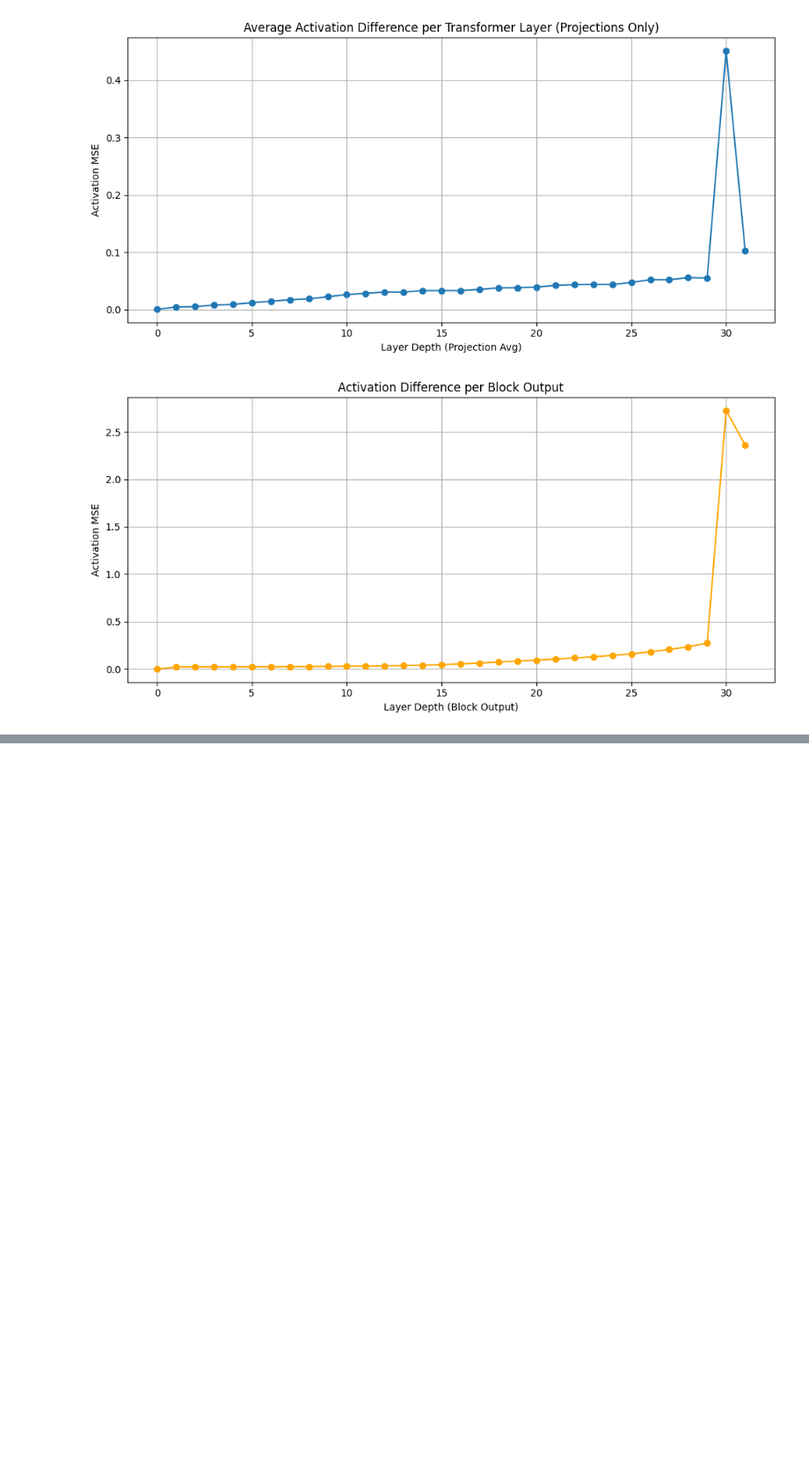
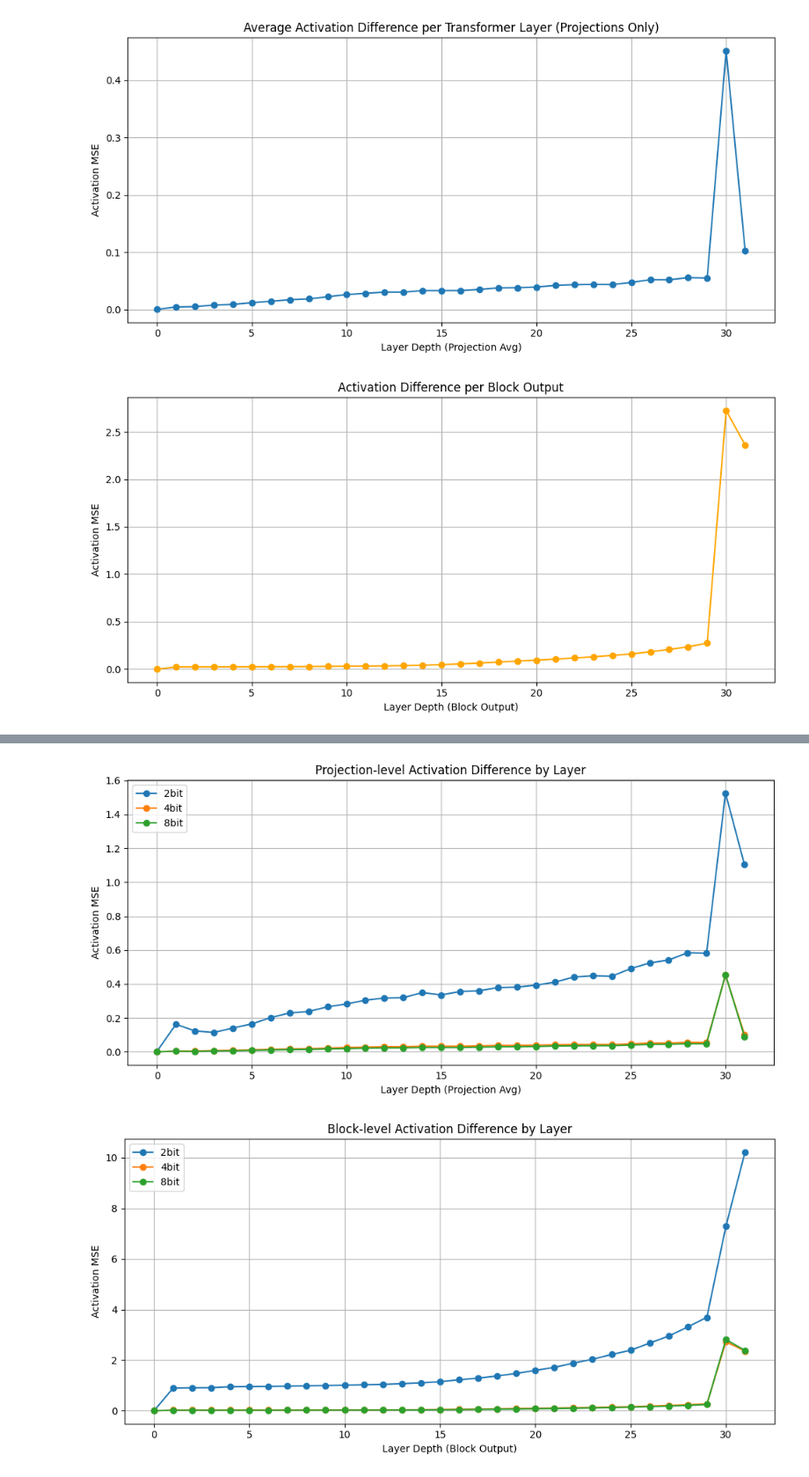
Before and after one commit to esthersong7/loftq, a Jupyter notebook: activation_differnce.ipynb, the cells around one changed output, grey strips where cells are left out. Shown at 88% size. Drawn from its saved outputs; the diff is of its cells as text; code cells hidden in the pictures; blank space fills up the shorter version.

Commit message:
activation difference modified / cloq encapsulation,

```diff
--- a/activation_differnce.ipynb
+++ b/activation_differnce.ipynb
@@ -4,7 +4,7 @@ import matplotlib.pyplot as plt
 import re
 
 # Sample activation difference CSV paths (you can modify them)
-file_path = "activation_diff_llama_fp_vs_loftq.csv"  # Replace with actual path
+file_path = "activation_diff_llama_fp_vs_loftq_4bit_init.csv"  # Replace with actual path
 
 # Load CSV
 df = pd.read_csv(file_path)
@@ -63,3 +63,56 @@ Downloading pillow-11.2.1-cp310-cp310-manylinux_2_28_x86_64.whl (4.6 MB)
 Downloading pyparsing-3.2.3-py3-none-any.whl (111 kB)
 Installing collected packages: pyparsing, pillow, kiwisolver, fonttools, cycler, contourpy, matplotlib
 Successfully installed contourpy-1.3.1 cycler-0.12.1 fonttools-4.57.0 kiwisolver-1.4.8 matplotlib-3.10.1 pillow-11.2.1 pyparsing-3.2.3
+# %%
+import pandas as pd
+import matplotlib.pyplot as plt
+import re
+
+# File paths for each bit version
+files = {
+    "2bit": "activation_diff_llama_fp_vs_loftq_2bit_init.csv",
+    "4bit": "activation_diff_llama_fp_vs_loftq_4bit_init.csv",
+    "8bit": "activation_diff_llama_fp_vs_loftq_8bit_init.csv"
+}
+
+# For projection plot
+plt.figure(figsize=(10, 5))
+
+for label, path in files.items():
+    df = pd.read_csv(path)
+    df_proj = df[~df['layer'].str.startswith("block_")].copy()
+    df_proj['layer_num'] = df_proj['layer'].apply(
+        lambda x: int(re.search(r"layers\.(\d+)", x).group(1)) if "layers." in x else -1
+    )
+    proj_avg = df_proj.groupby("layer_num")["mse"].mean().reset_index()
+    plt.plot(proj_avg["layer_num"], proj_avg["mse"], marker='o', label=label)
+
+plt.xlabel("Layer Depth (Projection Avg)")
+plt.ylabel("Activation MSE")
+plt.title("Projection-level Activation Difference by Layer")
+plt.legend()
+plt.grid(True)
+plt.tight_layout()
+plt.show()
+
+# For block-level plot
+plt.figure(figsize=(10, 5))
+
+for label, path in files.items():
+    df = pd.read_csv(path)
+    df_block = df[df['layer'].str.startswith("block_")].copy()
+    df_block['layer_num'] = df_block['layer'].apply(
+        lambda x: int(re.search(r"block_(\d+)", x).group(1))
+    )
+    plt.plot(df_block["layer_num"], df_block["mse"], marker='o', label=label)
+
+plt.xlabel("Layer Depth (Block Output)")
+plt.ylabel("Activation MSE")
+plt.title("Block-level Activation Difference by Layer")
+plt.legend()
+plt.grid(True)
+plt.tight_layout()
+plt.show()
+# %% [output]
+[figure, added]
+[figure, added]
```
Also changed, not shown: parts of 2 cells of this notebook, 11 other files.
